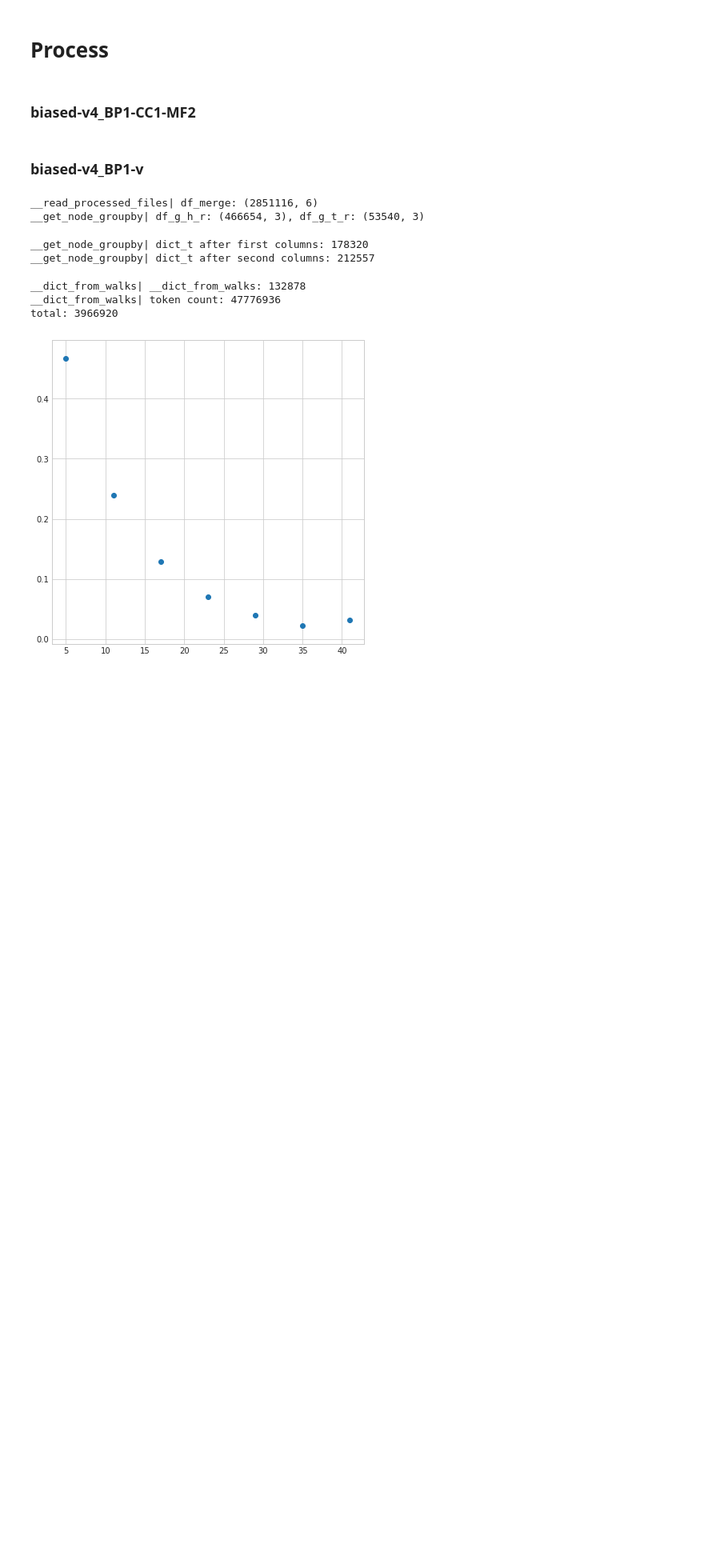
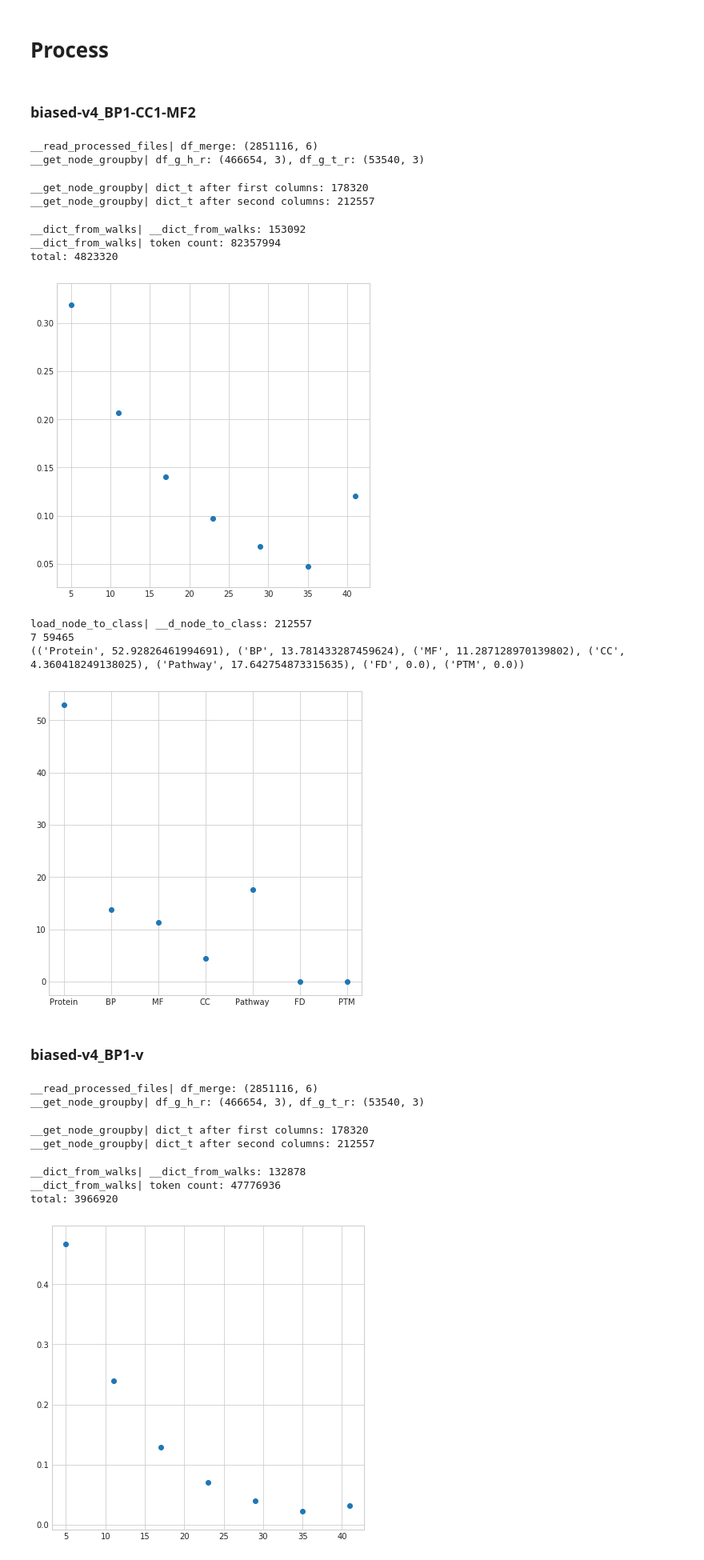
Before and after one commit to abbask/graphpattern2vec_bias, a Jupyter notebook: WalkAnalysis.ipynb, the cells around one changed output. Shown: that part at 80% size. Saved outputs shown, nothing was run; the diff lists cells and outputs as text; code cells hidden in the pictures; blank space fills up the shorter version.

Commit message:
some experiment done after fixing sum weight zero

```diff
--- a/WalkAnalysis.ipynb
+++ b/WalkAnalysis.ipynb
@@ -215,12 +215,25 @@ def plot_scatter_class_count(class_counts, full_file_path):
 # %% [markdown]
 ### biased-v4_BP1-CC1-MF2
 # %%
-walk_file_name = 'walks-pro-x-pro-path-40-40-graphpattern2vec-biased-v4_BP1-v2'
+walk_file_name = 'walks-pro-x-pro-path-40-40-graphpattern2vec-biased-v4_BP1-CC1-MF2-v2'
 wa = process(walk_file_name)
 
 d_n_c = load_node_to_class('data/', 'dict_node_to_class')
 class_counts = generate_class_count(wa, d_n_c)
 plot_scatter_class_count(class_counts, path + 'class_count_hist_' + walk_file_name)
+# %% [output]
+__read_processed_files| df_merge: (2851116, 6)
+__get_node_groupby| df_g_h_r: (466654, 3), df_g_t_r: (53540, 3)
+__get_node_groupby| dict_t after first columns: 178320
+__get_node_groupby| dict_t after second columns: 212557
+__dict_from_walks| __dict_from_walks: 153092
+__dict_from_walks| token count: 82357994
+total: 4823320
+[figure, added]
+load_node_to_class| __d_node_to_class: 212557
+7 59465
+(('Protein', 52.92826461994691), ('BP', 13.781433287459624), ('MF', 11.287128970139802), ('CC', 4.360418249138025), ('Pathway', 17.642754873315635), ('FD', 0.0), ('PTM', 0.0))
+[figure, added]
 # %% [markdown]
 ### biased-v4_BP1-v
 # %%
```
Also changed, not shown: 1 other file.
